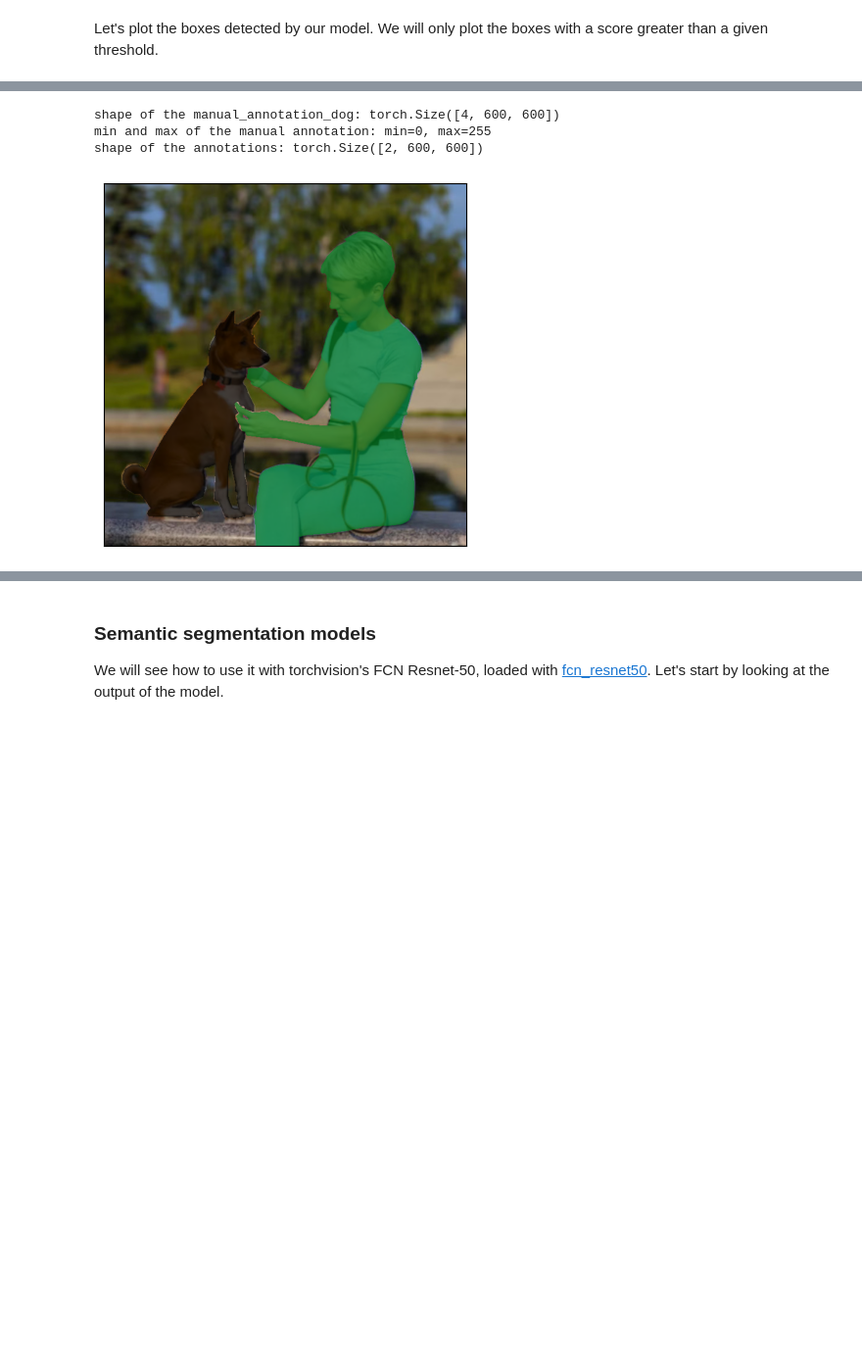
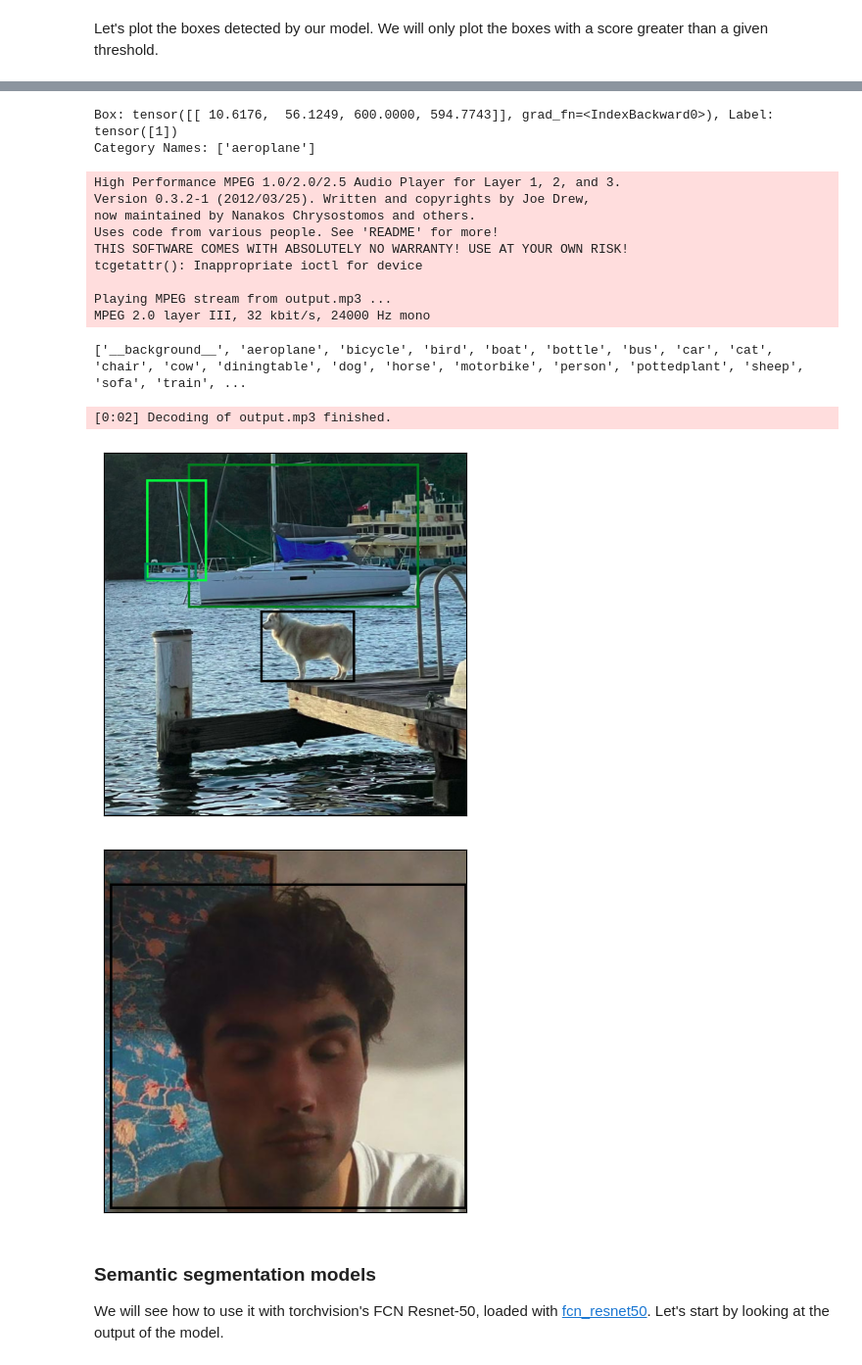
Before and after one commit to Robbie54/aiProject, a Jupyter notebook: Tutorial9_CNN_solution.ipynb, the cells around one changed output, grey strips where cells are left out. Shown at 98% size. Drawn from its saved outputs; the diff is of its cells as text; code cells hidden in the pictures; blank space fills up the shorter version.

```diff
--- a/Tutorial9_CNN_solution.ipynb
+++ b/Tutorial9_CNN_solution.ipynb
@@ -98,8 +66,3 @@ tensor(0.) tensor(0.9451)
 # %% [markdown]
 Let's plot the boxes detected by our model. We will only plot the boxes with a
 score greater than a given threshold.
-# %%
-# plot the predicted bounding boxes (hint, you can use enumerate)
-for count, image in enumerate(image_list):
-    boxes = outputs[count]['boxes']
-    show(draw_bounding_boxes(image, boxes, width=4))
@@ -109,6 +68,0 @@ for count, image in enumerate(image_list):
-# %%
-# Use a threshold for filtering the predictions
-score_threshold = .8
-for count, image in enumerate(image_list):
-    boxes = outputs[count]['boxes'][outputs[count]['scores'] > score_threshold]
-    show(draw_bounding_boxes(image, boxes, width=4))
@@ -124,20 +69,32 @@ The [torchvision.utils.draw_segmentation_masks](https://pytorch.org/vision/main/
-# %%
-from torchvision.utils import draw_segmentation_masks
-
-# load the manual annotations
-manual_annotation_dog = read_image('Data_DL/data/dogs/dog_4_annotation_dog.png')
-manual_annotation_human = read_image('Data_DL/data/dogs/dog_4_annotation_human.png')
-print (f"shape of the manual_annotation_dog: {manual_annotation_dog.shape}")
-print (f"min and max of the manual annotation: min={manual_annotation_dog.min()}, max={manual_annotation_dog.max()}")
-
-# show the annotations
-annotations = torch.cat(((manual_annotation_dog[1]>125).unsqueeze(0), (manual_annotation_human[1]>125).unsqueeze(0)), dim=0)
-print (f"shape of the annotations: {annotations.shape}")
-
-# show the annotations
-show(draw_segmentation_masks(image_list[0], masks=annotations, alpha=0.7))
-# %% [output]
-shape of the manual_annotation_dog: torch.Size([4, 600, 600])
-min and max of the manual annotation: min=0, max=255
-shape of the annotations: torch.Size([2, 600, 600])
-[figure, removed]
+# %%
+from torchvision.utils import draw_bounding_boxes
+from photo import textReformater,textToSpeech
+
+score_threshold = 0.9
+
+# Define the labels you want to filter out
+labels_to_filter = [11]
+
+for count, image in enumerate(image_list):
+    # Filter out boxes and labels based on score_threshold and labels_to_filter
+    filtered_boxes = outputs[count]['boxes'][(outputs[count]['scores'] > score_threshold) &
+                                             torch.logical_not(torch.tensor([label in labels_to_filter for label in outputs[count]['labels']]))]
+    filtered_labels = outputs[count]['labels'][(outputs[count]['scores'] > score_threshold) &
+                                                torch.logical_not(torch.tensor([label in labels_to_filter for label in outputs[count]['labels']]))]
+
+    # Show the image with filtered bounding boxes
+
+    show(draw_bounding_boxes(image, filtered_boxes, width=4))
+    print(f"Box: {filtered_boxes}, Label: {filtered_labels}")
+
+    #Get the category names for each filtered label
+    category_names = [weights.meta["categories"][label] for label in filtered_labels]
+    print(f"Category Names: {category_names}")
+
+    textToSpeech(textReformater(category_names))
+
+
+#For printint all the catagories available
+category_name = weights.meta["categories"][:]
+print(f"{category_name}")
+# %% [output]
@@ -144,3 +117,18 @@ shape of the annotations: torch.Size([2, 600, 600])
+Box: tensor([[ 10.6176,  56.1249, 600.0000, 594.7743]], grad_fn=<IndexBackward0>), Label: tensor([1])
+Category Names: ['aeroplane']
+High Performance MPEG 1.0/2.0/2.5 Audio Player for Layer 1, 2, and 3.
+Version 0.3.2-1 (2012/03/25). Written and copyrights by Joe Drew,
+now maintained by Nanakos Chrysostomos and others.
+Uses code from various people. See 'README' for more!
+THIS SOFTWARE COMES WITH ABSOLUTELY NO WARRANTY! USE AT YOUR OWN RISK!
+tcgetattr(): Inappropriate ioctl for device
+
+Playing MPEG stream from output.mp3 ...
+MPEG 2.0 layer III, 32 kbit/s, 24000 Hz mono
+['__background__', 'aeroplane', 'bicycle', 'bird', 'boat', 'bottle', 'bus', 'car', 'cat', 'chair', 'cow', 'diningtable', 'dog', 'horse', 'motorbike', 'person', 'pottedplant', 'sheep', 'sofa', 'train', ...
+[0:02] Decoding of output.mp3 finished.
+[figure, added]
+[figure, added]
 # %% [markdown]
 ### Semantic segmentation models
 
```
Also changed, not shown: parts of 16 cells of this notebook.
